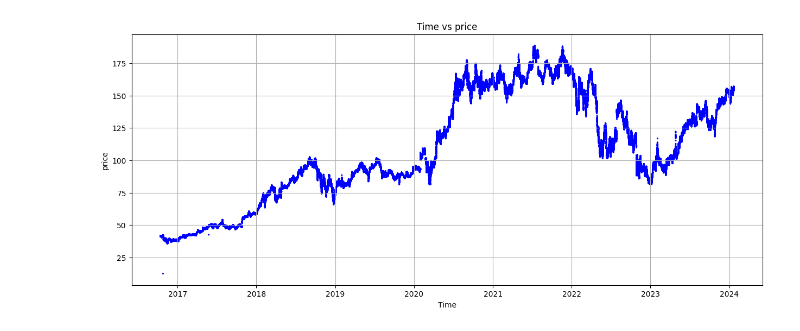
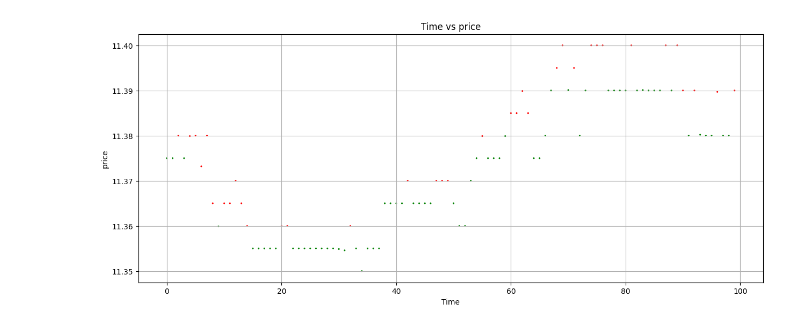
Before and after one commit to dmutascio/enigmaTrainer, a Jupyter notebook: enigmaTrainer.ipynb, the cells around one changed output. Drawn from its saved outputs; the diff is of its cells as text; code cells hidden in the pictures.

```diff
--- a/enigmaTrainer.ipynb
+++ b/enigmaTrainer.ipynb
@@ -291,10 +221,10 @@ indicator_functions = {
 }
 # %%
-def create_features(stock_data, indicator_config):
+def create_features(stock_data, indicator_config, type, queryParams, data_getter):
     features_df = pd.DataFrame()
     features_df.index = stock_data.index
 
-    #fcreate each indicator
+    #create each indicator
     for indicator_name, config in indicator_config.items():
 
         # Use the indicator_functions dictionary to get the appropriate function
@@ -302,10 +232,13 @@ def create_features(stock_data, indicator_config):
         if indicator_function:
 
             # Call the selected function with the corresponding configuration
-            indicator_value = indicator_function(stock_data, config)
+            if indicator_name == 'Benchmark':
+                indicator_value = indicator_function(stock_data, data_getter, config, queryParams)
+            else:
+                indicator_value = indicator_function(stock_data, config)
             features_df = features_df.merge(indicator_value[[indicator_name]], left_index=True, right_index=True, how='left')
         else:
-            print(f"Warning: Unknown indicator '{indicator}'. Skipping.")
+            print(f"Warning: Unknown indicator '{indicator_name}'. Skipping.")
     return features_df
 # %%
 def create_signals(stock_data, signal_memory):
@@ -315,7 +248,7 @@ def create_signals(stock_data, signal_memory):
 
     #flip list for easier ewma calculation for future prices, with higher weight for more recent prices
     flipped = stock_data['open'][::-1]
-    flipped_ewma = flipped.ewm(span=signal_memory, min_periods=0, adjust=False).mean()
+    flipped_ewma = flipped.ewm(span=signal_memory, adjust=False).mean()
 
     #flip list back
     ewma = flipped_ewma[::-1]
@@ -329,11 +262,11 @@ def create_signals(stock_data, signal_memory):
     return signal_df
 # %%
 #main flow
-def main(symbols, queryParams, pathParam, indicator_config, signal_memory):
+def main(symbols, type, queryParams, indicator_config, signal_memory, data_getter):
     data = {}
 
     #get stock data for given symbols
-    stock_bars = stock_data(symbols, pathParam, queryParams)
+    stock_bars = data_getter.get_historic_bars(type, symbols, queryParams)
 
     for symbol, values in stock_bars.items():
 
@@ -342,7 +275,7 @@ def main(symbols, queryParams, pathParam, indicator_config, signal_memory):
         features_df = pd.DataFrame()
 
         #create features df
-        features_df = create_features(values, indicator_config)
+        features_df = create_features(values, indicator_config, type, queryParams, data_getter)
 
         #create signals df
         signals_df = create_signals(values, signal_memory)
@@ -868,19 +765,25 @@ create_model_and_save(models, 'NVDA', data['NVDA'], .0000001, 10, True)
 models['NVDA:1e-07:20:True'].model
 # %%
 ##### graph feature
-features = data['AMZN']['bars']
+#features = data['F']['features']['Benchmark']
+signals = data['F']['signals'][-100:]
+features = data['F']['bars']['open'][-100:]
+
+colors = ['g' if val > 0 else 'r' for val in signals['signal']]
 
 x=features.index
-y = features['open']
+x = np.arange(len(features))
+y=features
+
 #colors = ['red' if val < 0 else 'green' for val in y.values]
 
 #create plot
 plt.figure(figsize=(15, 6))
-plt.scatter(x, y, c='b', marker='o', s=5, edgecolors='none')
+plt.scatter(x, y, c=colors, marker='o', s=5, edgecolors='none')
 #plt.scatter(x, y2, c='b', marker='o', s=5, edgecolors='none')
 plt.title(f'Time vs price')
 plt.xlabel('Time')
 plt.ylabel('price')
 plt.grid(True)
 # %% [output]
-[figure, old version]
+[figure, new version]
```
Also changed, not shown: parts of 21 cells of this notebook.
